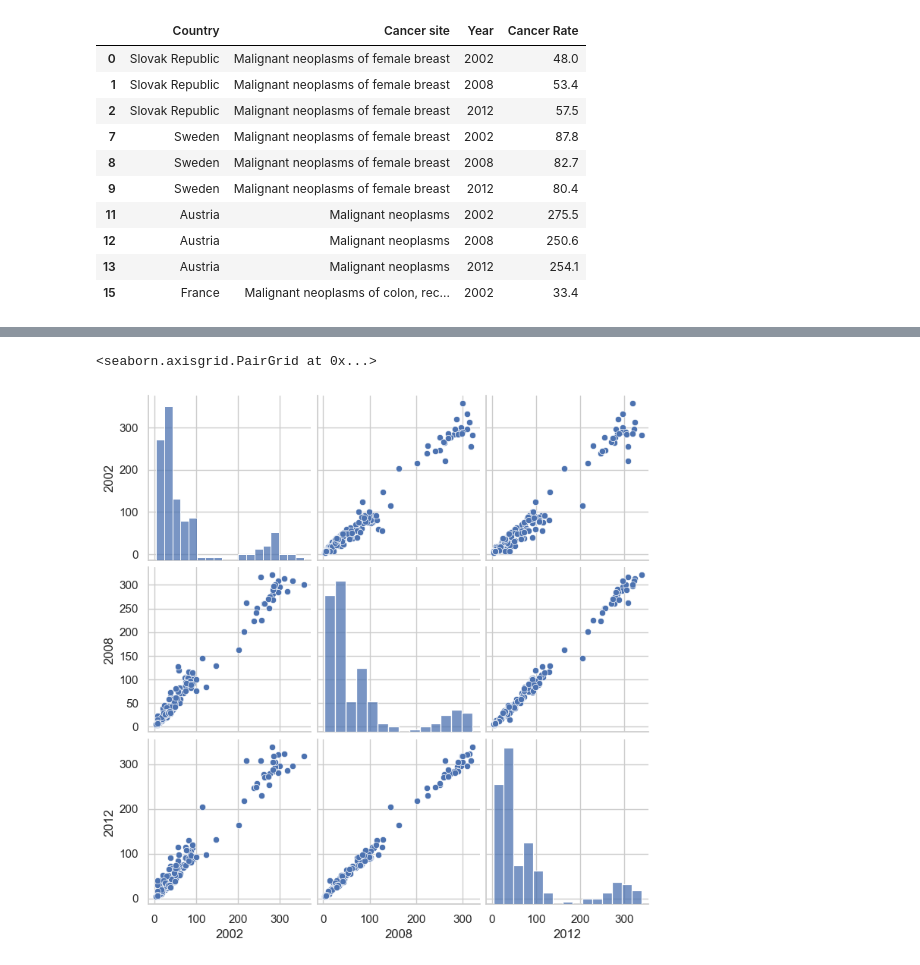
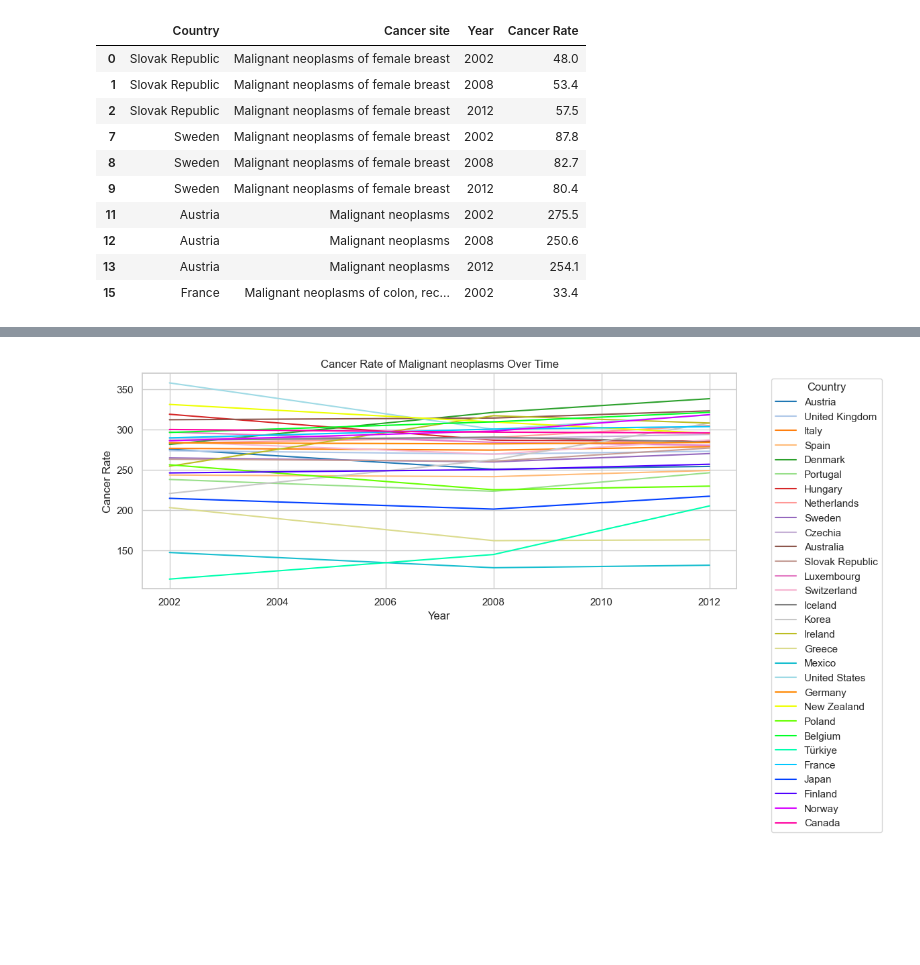
Before and after one commit to LevLow/CapstoneProject, a Jupyter notebook: capstone.ipynb, the cells around one changed output, grey strips where cells are left out. Saved outputs shown, nothing was run; the diff lists cells and outputs as text; code cells hidden in the pictures; blank space fills up the shorter version.

```diff
--- a/capstone.ipynb
+++ b/capstone.ipynb
@@ -345,5 +331,22 @@ pivot_df.head(10)
-# %%
-sns.pairplot(pivot_df)
-# %% [output]
-<seaborn.axisgrid.PairGrid at 0x...>
-[figure, removed]
+# %%
+# Specify the cancer
+cancer_type = "Malignant neoplasms"
+
+# Create a palette with 30 distinct colors
+
+palette = sns.color_palette("tab20", 20) + sns.color_palette("hsv", 10)
+
+# Filter the DataFrame for the specific cancer
+filtered_df = OECD_final[OECD_final['Cancer site'] == cancer_type]
+
+# Plot the line chart
+plt.figure(figsize=(12, 6))
+sns.lineplot(data=filtered_df, x='Year', y='Cancer Rate', hue='Country', palette=palette)
+plt.title(f'Cancer Rate of {cancer_type} Over Time')
+plt.xlabel('Year')
+plt.ylabel('Cancer Rate')
+plt.legend(title='Country', bbox_to_anchor=(1.05, 1), loc='upper left')
+plt.tight_layout()
+plt.show()
+# %% [output]
+[figure, added]
```
Also changed, not shown: parts of 6 cells of this notebook.
